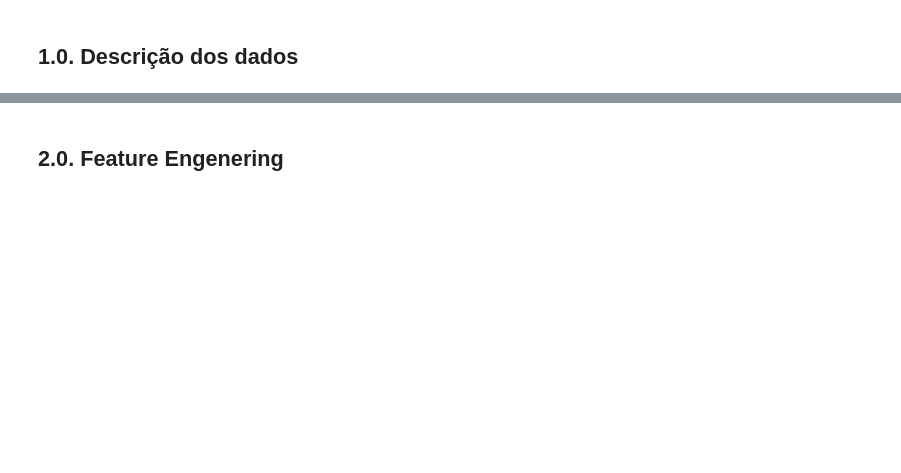
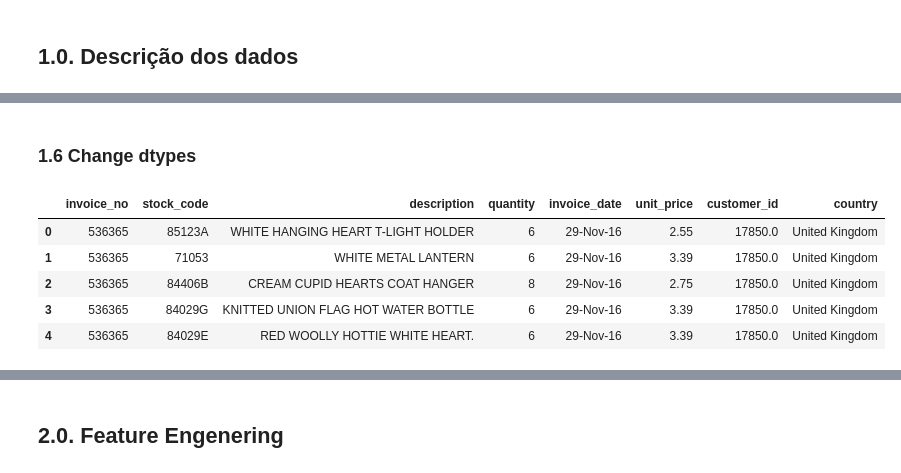
Before and after one commit to wilianuhlmann/fidelity_program, a Jupyter notebook: fidelity_program.ipynb, the cells around one changed output, grey strips where cells are left out. Saved outputs shown, nothing was run; the diff lists cells and outputs as text; code cells hidden in the pictures; blank space fills up the shorter version.

```diff
--- a/fidelity_program.ipynb
+++ b/fidelity_program.ipynb
@@ -1,2 +122,4 @@
 # %% [markdown]
 ## 1.0. Descrição dos dados
+# %%
+df1 = df_raw.copy()
@@ -2,0 +128,3 @@
+# %%
+cols_new = ['invoice_no', 'stock_code', 'description', 'quantity', 'invoice_date', 'unit_price', 'customer_id', 'country']
+df1.columns = cols_new
@@ -2,0 +169,2 @@
+# %%
+df1 = df1.dropna(subset=['description', 'customer_id'])
@@ -2,0 +183,11 @@
+# %% [markdown]
+### 1.6 Change dtypes
+# %%
+df1.head()
+# %% [output]
+|  | invoice_no | stock_code | description | quantity | invoice_date | unit_price | customer_id | country |
+| 0 | 536365 | 85123A | WHITE HANGING HEART T-LIGHT HOLDER | 6 | 29-Nov-16 | 2.55 | 17850.0 | United Kingdom |
+| 1 | 536365 | 71053 | WHITE METAL LANTERN | 6 | 29-Nov-16 | 3.39 | 17850.0 | United Kingdom |
+| 2 | 536365 | 84406B | CREAM CUPID HEARTS COAT HANGER | 8 | 29-Nov-16 | 2.75 | 17850.0 | United Kingdom |
+| 3 | 536365 | 84029G | KNITTED UNION FLAG HOT WATER BOTTLE | 6 | 29-Nov-16 | 3.39 | 17850.0 | United Kingdom |
+| 4 | 536365 | 84029E | RED WOOLLY HOTTIE WHITE HEART. | 6 | 29-Nov-16 | 3.39 | 17850.0 | United Kingdom |
```
Also changed, not shown: parts of 52 cells of this notebook.
